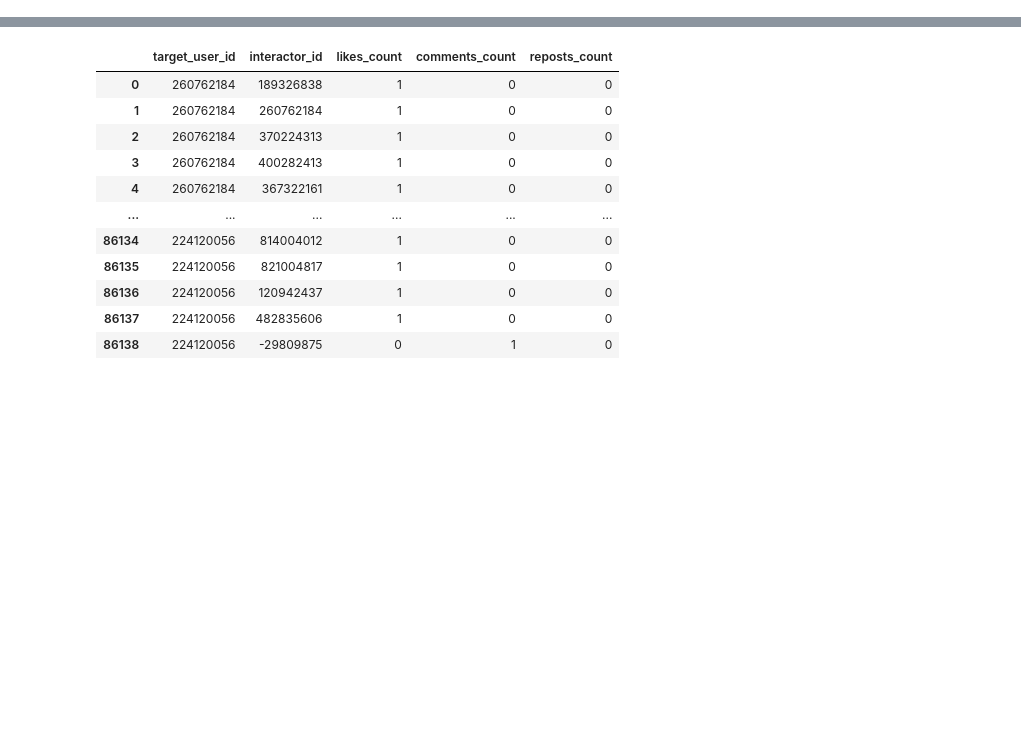
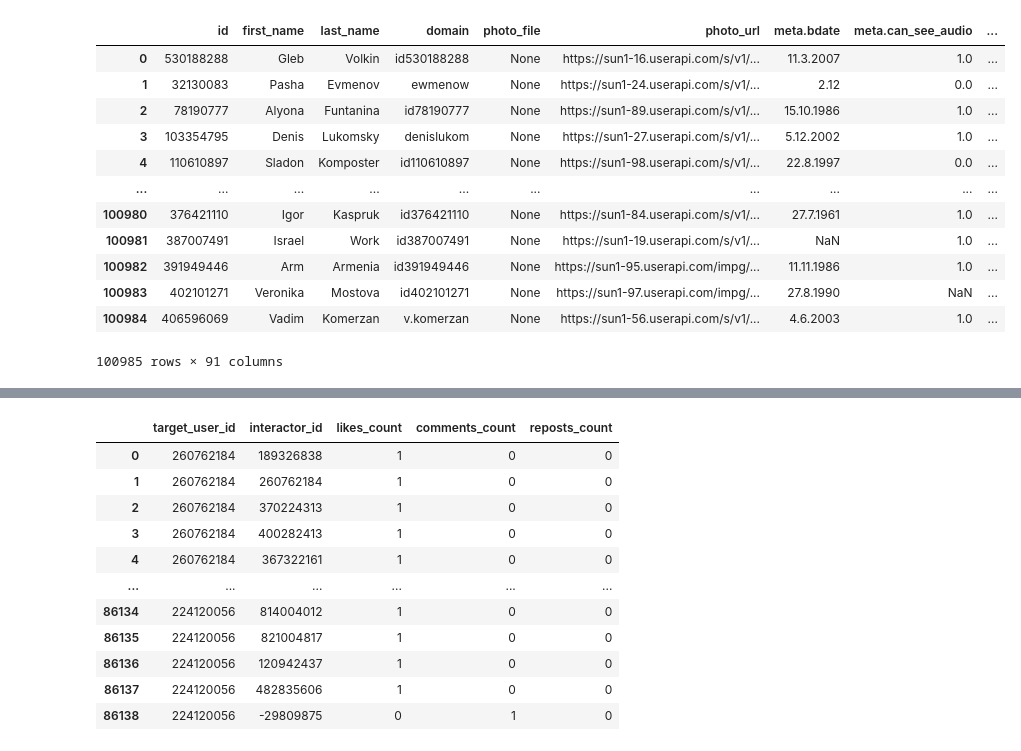
Before and after one commit to crewch/ai-labs, a Jupyter notebook: lab1/notebooks/data_preprocessing.ipynb, the cells around one changed output, grey strips where cells are left out. Cells and saved outputs as stored; diff of their text form; code cells hidden in the pictures; blank space fills up the shorter version.

```diff
--- a/lab1/notebooks/data_preprocessing.ipynb
+++ b/lab1/notebooks/data_preprocessing.ipynb
@@ -4,7 +4,7 @@ import numpy as np
 # %%
 import json
 
-with open('../../nodes.json', 'r', encoding='utf-8') as f:
+with open('../../nodes2.json', 'r', encoding='utf-8') as f:
     json_file = json.load(f)
 
-nodes = pd.json_normalize(json_file['people'])
+nodes2 = pd.json_normalize(json_file['people'])
@@ -10,0 +34,16 @@ nodes = pd.json_normalize(json_file['people'])
+# %%
+nodes2
+# %% [output]
+|  | id | first_name | last_name | domain | photo_file | photo_url | meta.bdate | meta.can_see_audio | ... |
+| 0 | 530188288 | Gleb | Volkin | id530188288 | None | https://sun1-16.userapi.com/s/v1/... | 11.3.2007 | 1.0 | ... |
+| 1 | 32130083 | Pasha | Evmenov | ewmenow | None | https://sun1-24.userapi.com/s/v1/... | 2.12 | 0.0 | ... |
+| 2 | 78190777 | Alyona | Funtanina | id78190777 | None | https://sun1-89.userapi.com/s/v1/... | 15.10.1986 | 1.0 | ... |
+| 3 | 103354795 | Denis | Lukomsky | denislukom | None | https://sun1-27.userapi.com/s/v1/... | 5.12.2002 | 1.0 | ... |
+| 4 | 110610897 | Sladon | Komposter | id110610897 | None | https://sun1-98.userapi.com/s/v1/... | 22.8.1997 | 0.0 | ... |
+| ... | ... | ... | ... | ... | ... | ... | ... | ... | ... |
+| 100980 | 376421110 | Igor | Kaspruk | id376421110 | None | https://sun1-84.userapi.com/s/v1/... | 27.7.1961 | 1.0 | ... |
+| 100981 | 387007491 | Israel | Work | id387007491 | None | https://sun1-19.userapi.com/s/v1/... | NaN | 1.0 | ... |
+| 100982 | 391949446 | Arm | Armenia | id391949446 | None | https://sun1-95.userapi.com/impg/... | 11.11.1986 | 1.0 | ... |
+| 100983 | 402101271 | Veronika | Mostova | id402101271 | None | https://sun1-97.userapi.com/impg/... | 27.8.1990 | NaN | ... |
+| 100984 | 406596069 | Vadim | Komerzan | v.komerzan | None | https://sun1-56.userapi.com/s/v1/... | 4.6.2003 | 1.0 | ... |
+100985 rows × 91 columns
```
Also changed, not shown: parts of 16 cells of this notebook, 14 other files.
